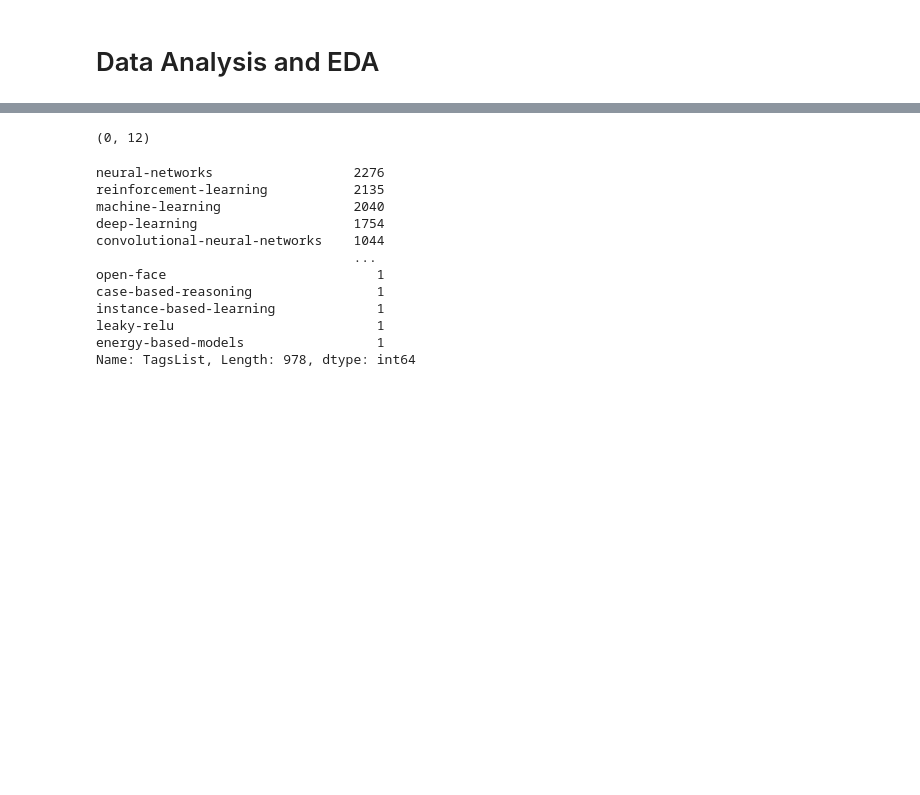
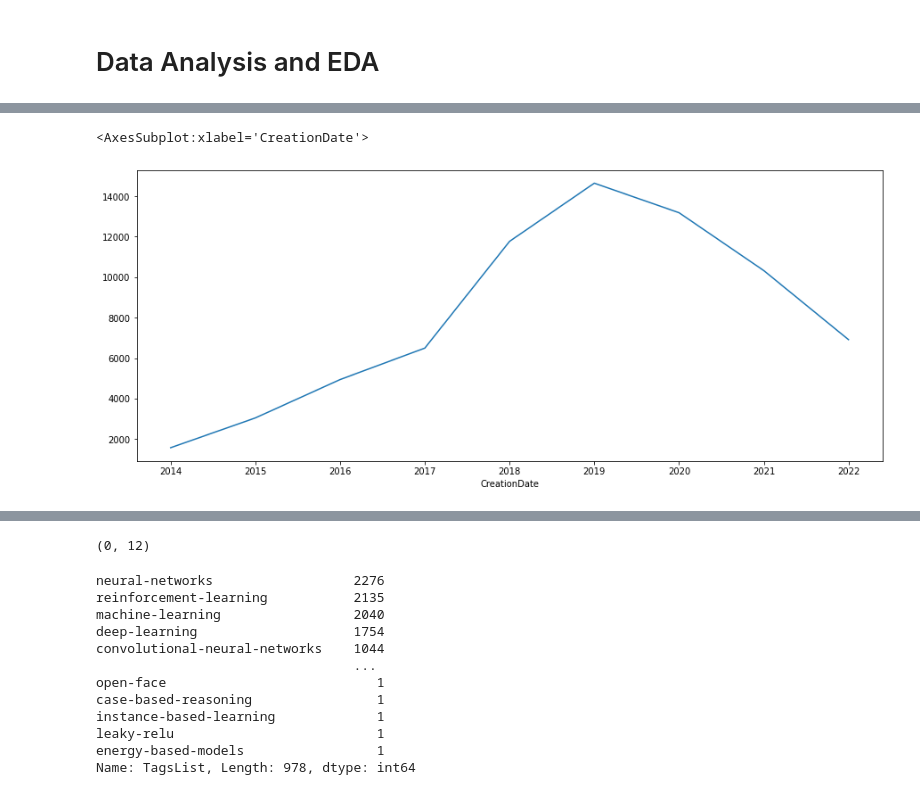
Before and after one commit to muccijacopo/nlp-semantic-search, a Jupyter notebook: notebooks/EDA.ipynb, the cells around one changed output, grey strips where cells are left out. Saved outputs shown, nothing was run; the diff lists cells and outputs as text; code cells hidden in the pictures; blank space fills up the shorter version.

```diff
--- a/notebooks/EDA.ipynb
+++ b/notebooks/EDA.ipynb
@@ -14,0 +86,7 @@ NameError: name 'pd' is not defined
+# %%
+df['CreationDate'] = pd.to_datetime(df['CreationDate'])
+df_count = df.groupby(df['CreationDate'].dt.year).size()
+df_count.plot(kind='line', figsize=(15, 6))
+# %% [output]
+<AxesSubplot:xlabel='CreationDate'>
+[figure, added]
```
Also changed, not shown: parts of 20 cells of this notebook, 1 other file.
